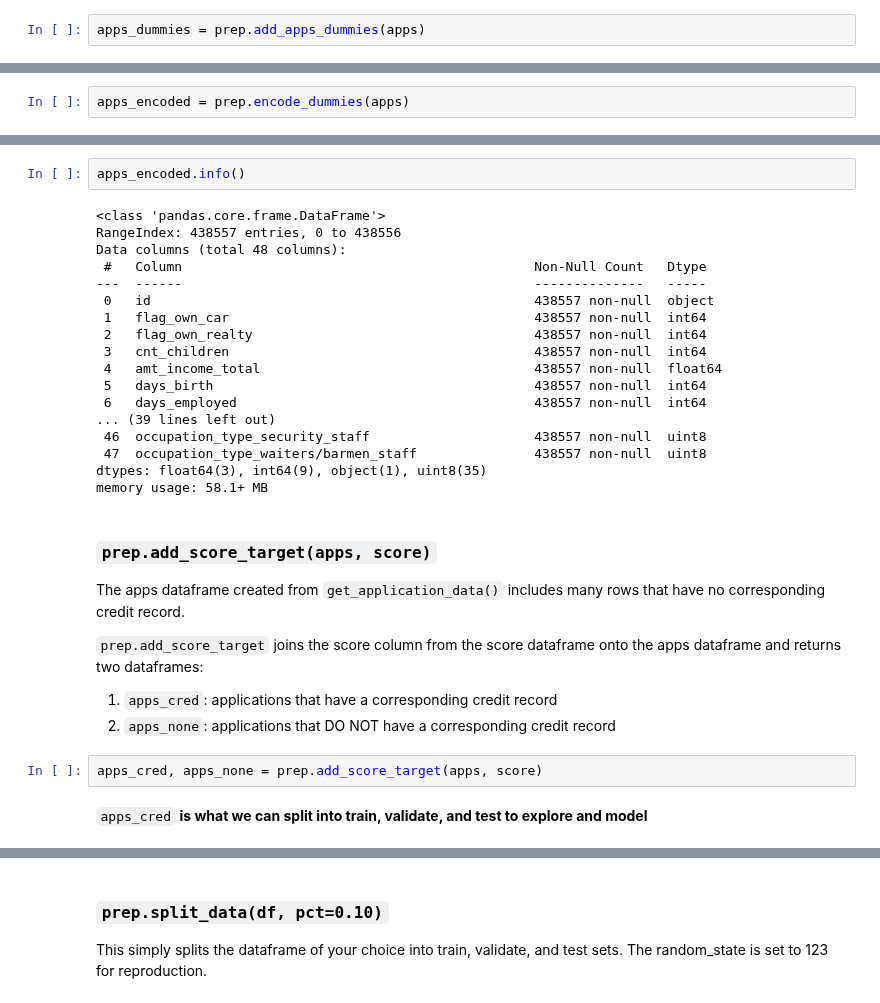
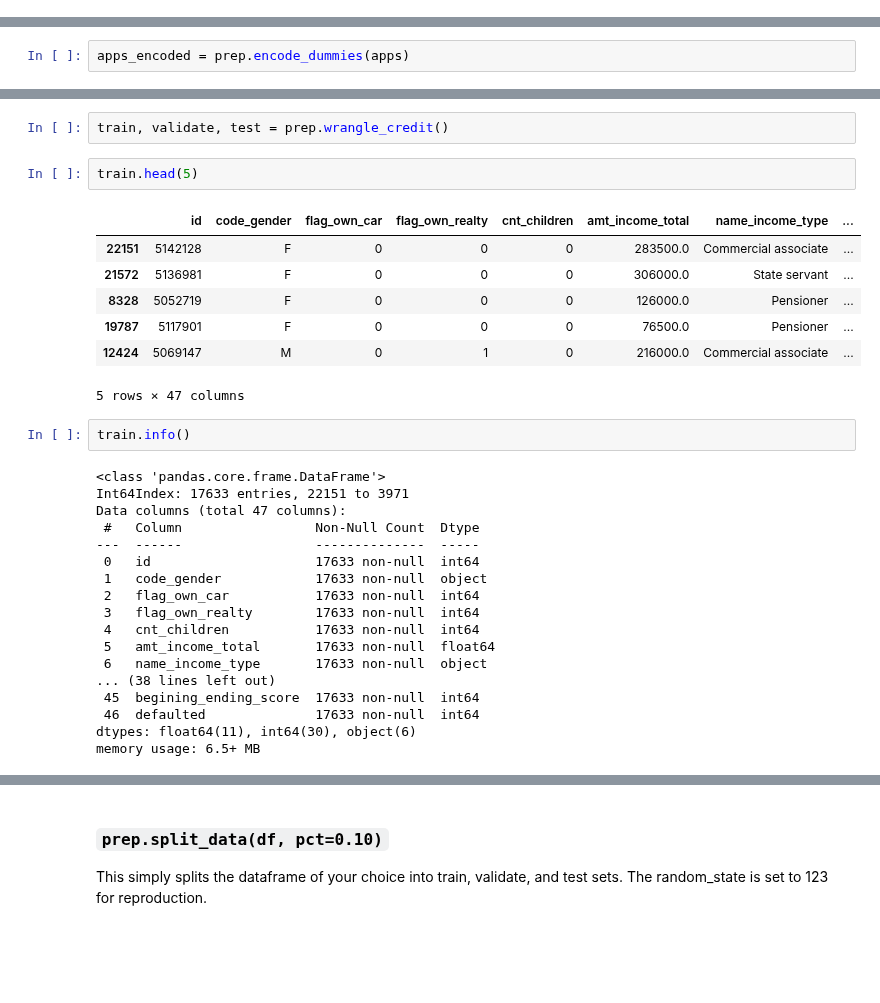
Before and after one commit to credit-risk-management-predictor/credit-risk-management-predictor, a Jupyter notebook: how_to.ipynb, the cells around one changed output, grey strips where cells are left out. Cells and saved outputs as stored; diff of their text form; blank space fills up the shorter version.

```diff
--- a/how_to.ipynb
+++ b/how_to.ipynb
@@ -237,2 +159,0 @@ Naturally, the original variables will need to be dropped before modeling. Alter
-# %%
-apps_dummies = prep.add_apps_dummies(apps)
@@ -280,31 +201,32 @@ apps_encoded
+# %%
+train, validate, test = prep.wrangle_credit()
+# %%
+train.head(5)
+# %% [output]
+|  | id | code_gender | flag_own_car | flag_own_realty | cnt_children | amt_income_total | name_income_type | ... |
+| 22151 | 5142128 | F | 0 | 0 | 0 | 283500.0 | Commercial associate | ... |
+| 21572 | 5136981 | F | 0 | 0 | 0 | 306000.0 | State servant | ... |
+| 8328 | 5052719 | F | 0 | 0 | 0 | 126000.0 | Pensioner | ... |
+| 19787 | 5117901 | F | 0 | 0 | 0 | 76500.0 | Pensioner | ... |
+| 12424 | 5069147 | M | 0 | 1 | 0 | 216000.0 | Commercial associate | ... |
+5 rows × 47 columns
 # %%
-apps_encoded.info()
+train.info()
 # %% [output]
 <class 'pandas.core.frame.DataFrame'>
-RangeIndex: 438557 entries, 0 to 438556
-Data columns (total 48 columns):
- #   Column                                             Non-Null Count   Dtype
----  ------                                             --------------   -----
- 0   id                                                 438557 non-null  object
- 1   flag_own_car                                       438557 non-null  int64
- 2   flag_own_realty                                    438557 non-null  int64
- 3   cnt_children                                       438557 non-null  int64
- 4   amt_income_total                                   438557 non-null  float64
- 5   days_birth                                         438557 non-null  int64
- 6   days_employed                                      438557 non-null  int64
-... (39 lines left out)
- 46  occupation_type_security_staff                     438557 non-null  uint8
- 47  occupation_type_waiters/barmen_staff               438557 non-null  uint8
-dtypes: float64(3), int64(9), object(1), uint8(35)
-memory usage: 58.1+ MB
+Int64Index: 17633 entries, 22151 to 3971
+Data columns (total 47 columns):
+ #   Column                 Non-Null Count  Dtype
+---  ------                 --------------  -----
+ 0   id                     17633 non-null  int64
+ 1   code_gender            17633 non-null  object
+ 2   flag_own_car           17633 non-null  int64
+ 3   flag_own_realty        17633 non-null  int64
+ 4   cnt_children           17633 non-null  int64
+ 5   amt_income_total       17633 non-null  float64
+ 6   name_income_type       17633 non-null  object
+... (38 lines left out)
+ 45  begining_ending_score  17633 non-null  int64
+ 46  defaulted              17633 non-null  int64
+dtypes: float64(11), int64(30), object(6)
+memory usage: 6.5+ MB
-# %% [markdown]
-### `prep.add_score_target(apps, score)`
-The apps dataframe created from `get_application_data()` includes many rows that have no corresponding credit record.
-
-`prep.add_score_target` joins the score column from the score dataframe onto the apps dataframe and returns two dataframes:
-1. `apps_cred`: applications that have a corresponding credit record
-2. `apps_none`: applications that DO NOT have a corresponding credit record
-# %%
-apps_cred, apps_none = prep.add_score_target(apps, score)
-# %% [markdown]
-`apps_cred` **is what we can split into train, validate, and test to explore and model**
```
Also changed, not shown: parts of 43 cells of this notebook.
